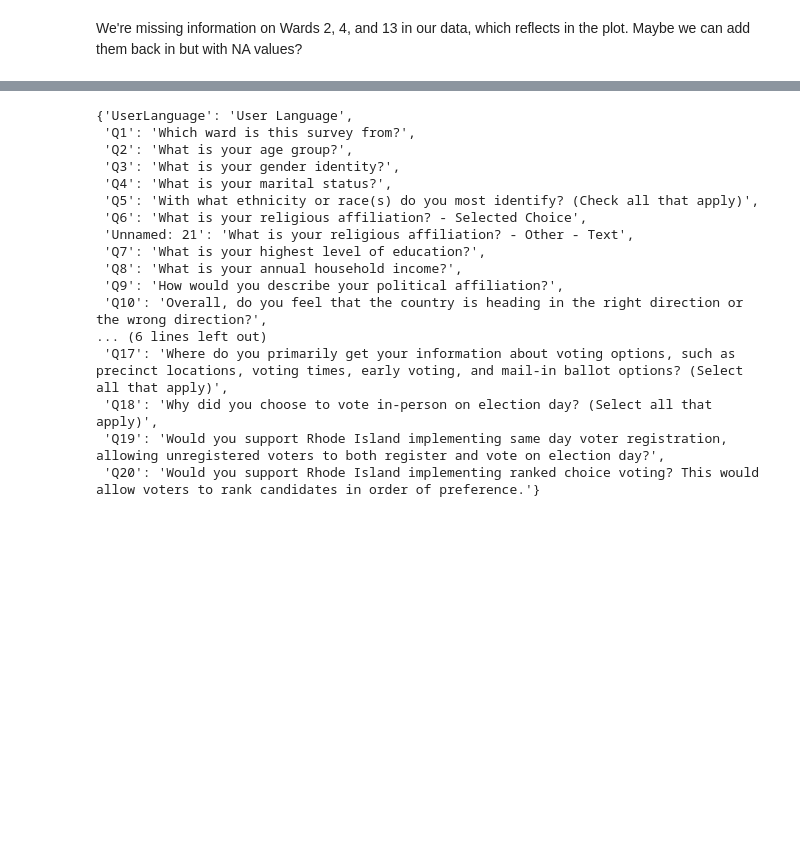
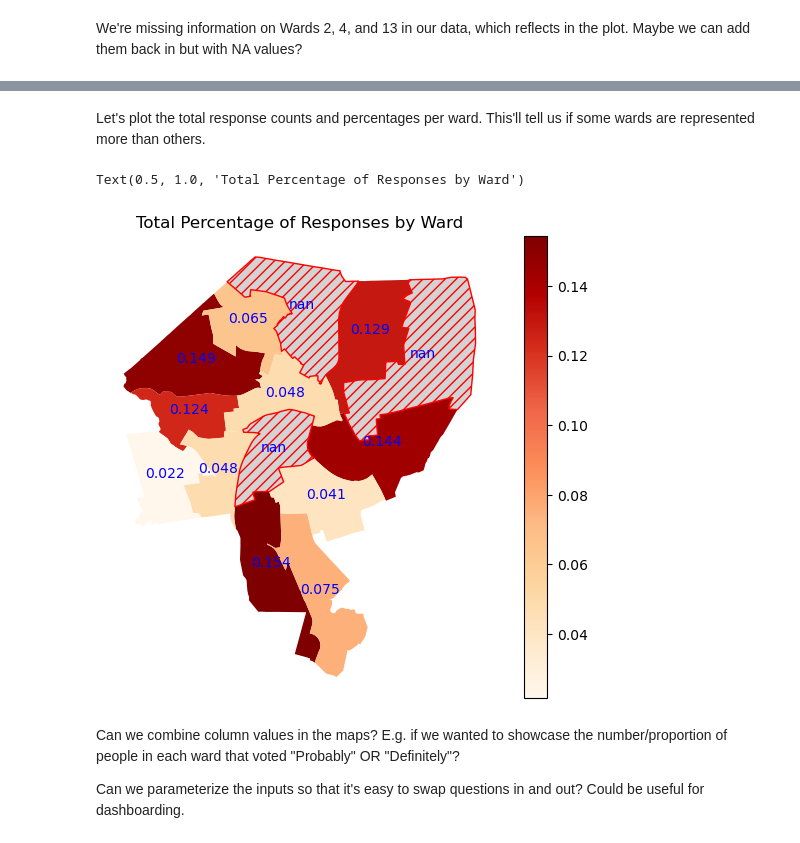
Before and after one commit to dwang0120/EveryVoteCounts-GIS, a Jupyter notebook: src/gis_prep.ipynb, the cells around one changed output, grey strips where cells are left out. Drawn from its saved outputs; the diff is of its cells as text; code cells hidden in the pictures; blank space fills up the shorter version.

```diff
--- a/src/gis_prep.ipynb
+++ b/src/gis_prep.ipynb
@@ -92,22 +90,40 @@ for idx, row in gdf.iterrows():
+# %% [markdown]
+Let's plot the total response counts and percentages per ward. This'll tell us if some wards are represented more than others.
+# %%
+column_name = 'Percentage' #'Count'
+df = gdf_totals
+
+ax = df.plot(
+    column=column_name,
+    legend=True,
+    missing_kwds={
+        "color": "lightgrey",
+        "edgecolor": "red",
+        "hatch": "///",
+        "label": "Missing values"
+    },
+    cmap="OrRd",
+    figsize=(8,6))
+ax.set_axis_off()
+
+for idx, row in df.iterrows():
+    _convert_int = lambda x: int(x) if pd.notna(x) else x
+    #ward_string = str(_convert_int(row[column_name]))
+    ward_string = str(round(row[column_name],3))
+    plt.text(x=row.geometry.centroid.x,
+            y=row.geometry.centroid.y,
+            s = ward_string,
+            fontsize=10,
+            color="blue",
+            ha='center')
+plt.title(f"Total {column_name} of Responses by Ward")
+# %% [output]
+Text(0.5, 1.0, 'Total Percentage of Responses by Ward')
+[figure, added]
+# %% [markdown]
+Can we combine column values in the maps? E.g. if we wanted to showcase the number/proportion of people in each ward that voted "Probably" OR "Definitely"?
+
+Can we parameterize the inputs so that it's easy to swap questions in and out? Could be useful for dashboarding.
 # %%
 with open("../data/question_mapping.json", "r") as f:
     question_mapping = json.load(f)
-question_mapping
-# %% [output]
-{'UserLanguage': 'User Language',
- 'Q1': 'Which ward is this survey from?',
- 'Q2': 'What is your age group?',
- 'Q3': 'What is your gender identity?',
- 'Q4': 'What is your marital status?',
- 'Q5': 'With what ethnicity or race(s) do you most identify? (Check all that apply)',
- 'Q6': 'What is your religious affiliation? - Selected Choice',
- 'Unnamed: 21': 'What is your religious affiliation? - Other - Text',
- 'Q7': 'What is your highest level of education?',
- 'Q8': 'What is your annual household income?',
- 'Q9': 'How would you describe your political affiliation?',
- 'Q10': 'Overall, do you feel that the country is heading in the right direction or the wrong direction?',
-... (6 lines left out)
- 'Q17': 'Where do you primarily get your information about voting options, such as precinct locations, voting times, early voting, and mail-in ballot options? (Select all that apply)',
- 'Q18': 'Why did you choose to vote in-person on election day? (Select all that apply)',
- 'Q19': 'Would you support Rhode Island implementing same day voter registration, allowing unregistered voters to both register and vote on election day?',
- 'Q20': 'Would you support Rhode Island implementing ranked choice voting? This would allow voters to rank candidates in order of preference.'}
```
Also changed, not shown: parts of 15 cells of this notebook, 9 other files.
